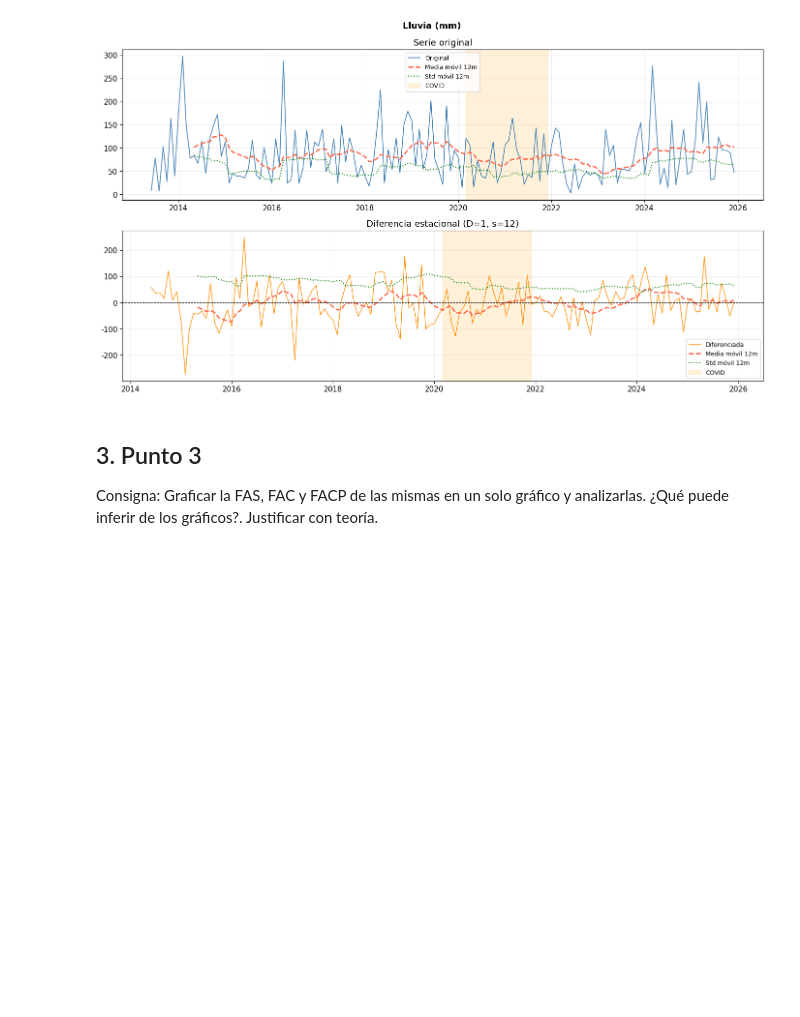
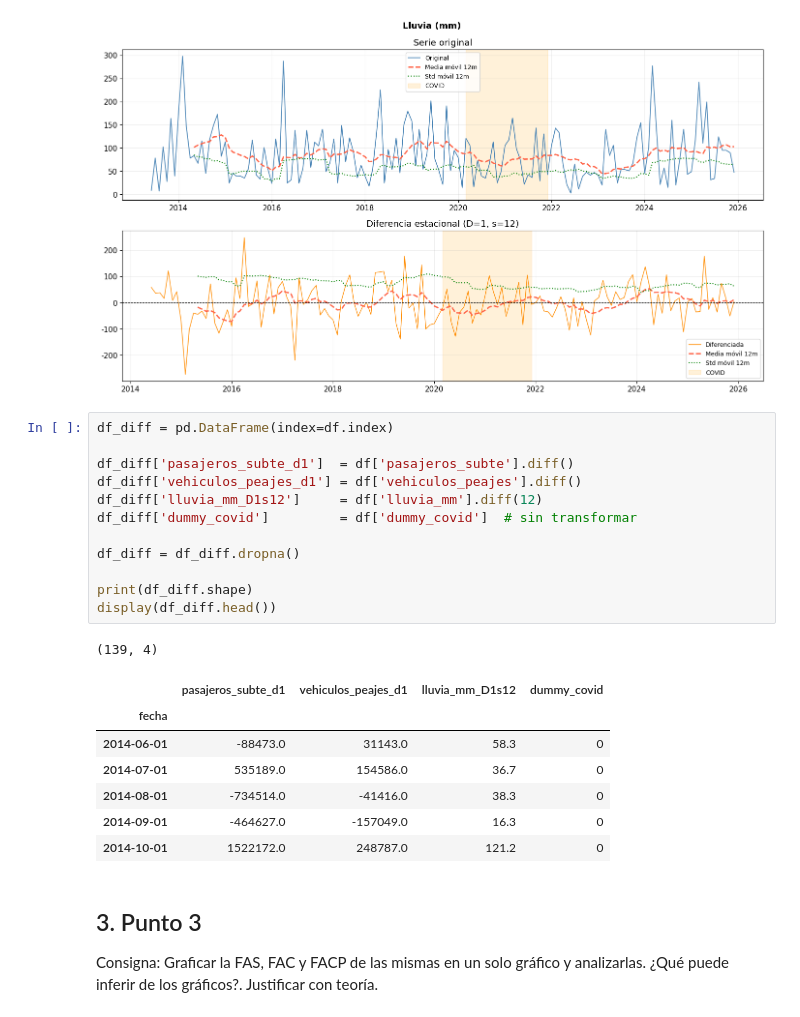
Before and after one commit to giulialvaro/AST-movilidad-BA, a Jupyter notebook: Archivos finales/tp1-AST-movilidad-urbana.ipynb, the cells around one changed output. Drawn from its saved outputs; the diff is of its cells as text; blank space fills up the shorter version.

Commit message:
creando dataframe diff

```diff
--- a/Archivos finales/tp1-AST-movilidad-urbana.ipynb
+++ b/Archivos finales/tp1-AST-movilidad-urbana.ipynb
@@ -856,6 +856,27 @@ plot_serie_diff(
 [figure]
 [figure]
 [figure]
+# %%
+df_diff = pd.DataFrame(index=df.index)
+
+df_diff['pasajeros_subte_d1']  = df['pasajeros_subte'].diff()
+df_diff['vehiculos_peajes_d1'] = df['vehiculos_peajes'].diff()
+df_diff['lluvia_mm_D1s12']     = df['lluvia_mm'].diff(12)
+df_diff['dummy_covid']         = df['dummy_covid']  # sin transformar
+
+df_diff = df_diff.dropna()
+
+print(df_diff.shape)
+display(df_diff.head())
+# %% [output]
+(139, 4)
+|  | pasajeros_subte_d1 | vehiculos_peajes_d1 | lluvia_mm_D1s12 | dummy_covid |
+| fecha |  |  |  |  |
+| 2014-06-01 | -88473.0 | 31143.0 | 58.3 | 0 |
+| 2014-07-01 | 535189.0 | 154586.0 | 36.7 | 0 |
+| 2014-08-01 | -734514.0 | -41416.0 | 38.3 | 0 |
+| 2014-09-01 | -464627.0 | -157049.0 | 16.3 | 0 |
+| 2014-10-01 | 1522172.0 | 248787.0 | 121.2 | 0 |
 # %% [markdown]
 ## 3. Punto 3
 Consigna: Graficar la FAS, FAC y FACP de las mismas en un solo gráfico y analizarlas. ¿Qué puede inferir de
```
